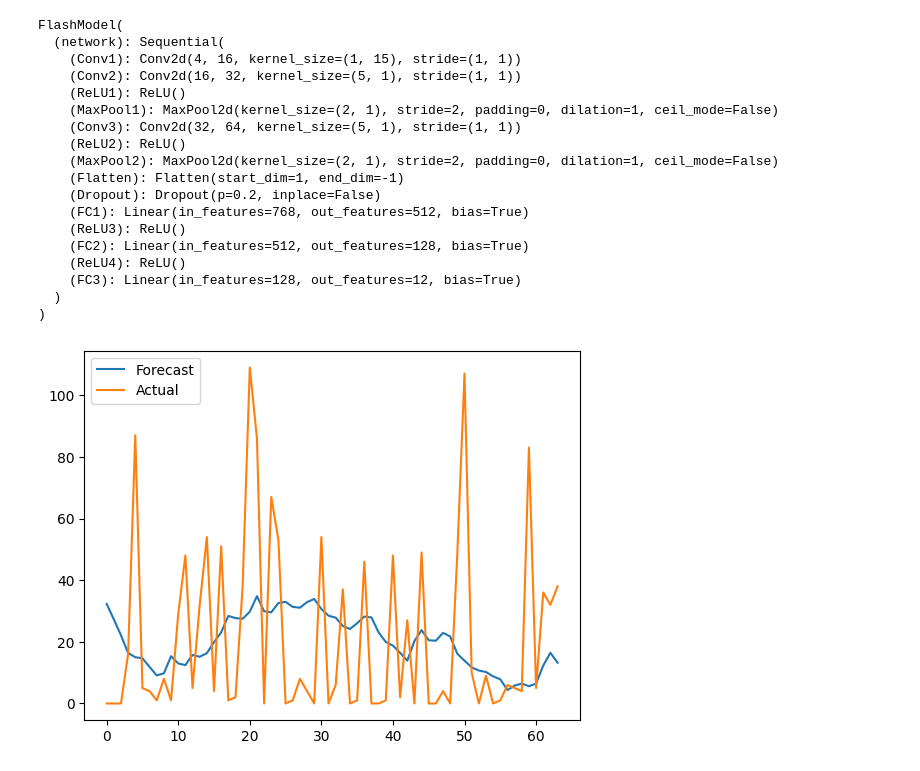
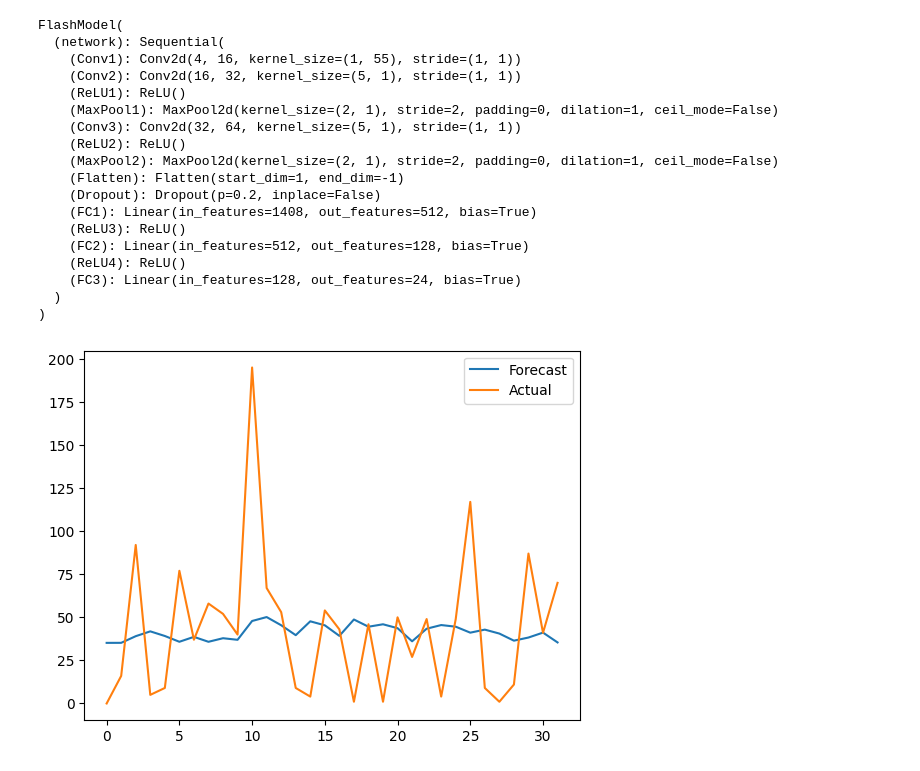
Before and after one commit to AustinPolk/FlashCNN, a Jupyter notebook: forecast2.ipynb, the cells around one changed output. Cells and saved outputs as stored; diff of their text form; code cells hidden in the pictures.

```diff
--- a/forecast2.ipynb
+++ b/forecast2.ipynb
@@ -4,14 +4,14 @@ from train import *
 import pickle
 import torch
 
-with open('models/model_p1.mdl', 'rb') as model_file:
+with open('models/model_p2.mdl', 'rb') as model_file:
     model = pickle.load(model_file)
 
 model.eval()
 # %% [output]
 FlashModel(
   (network): Sequential(
-    (Conv1): Conv2d(4, 16, kernel_size=(1, 15), stride=(1, 1))
+    (Conv1): Conv2d(4, 16, kernel_size=(1, 55), stride=(1, 1))
     (Conv2): Conv2d(16, 32, kernel_size=(5, 1), stride=(1, 1))
     (ReLU1): ReLU()
     (MaxPool1): MaxPool2d(kernel_size=(2, 1), stride=2, padding=0, dilation=1, ceil_mode=False)
@@ -20,11 +20,11 @@ FlashModel(
     (MaxPool2): MaxPool2d(kernel_size=(2, 1), stride=2, padding=0, dilation=1, ceil_mode=False)
     (Flatten): Flatten(start_dim=1, end_dim=-1)
     (Dropout): Dropout(p=0.2, inplace=False)
-    (FC1): Linear(in_features=768, out_features=512, bias=True)
+    (FC1): Linear(in_features=1408, out_features=512, bias=True)
     (ReLU3): ReLU()
     (FC2): Linear(in_features=512, out_features=128, bias=True)
     (ReLU4): ReLU()
-    (FC3): Linear(in_features=128, out_features=12, bias=True)
+    (FC3): Linear(in_features=128, out_features=24, bias=True)
   )
 )
 # %%
@@ -103,7 +179,7 @@ def create_forecast(model, historical, normals, forecast_start, forecast_length)
 
         #display_forecast(clamped_prediction, current_date, 0)
 
-        extended_prediction = create_derived_values_from_forecast(clamped_prediction, current_date)
+        extended_prediction = create_derived_values_from_forecast(clamped_prediction, current_date, model.stations, current_lookback.size()[2])
         difference = extended_prediction - daily_means
         squared = difference * difference
 
@@ -131,6 +206,6 @@ def get_forecasted_period_from_historical(model, historical, normals, forecast_s
 # %%
-historical_data = r"data\multidata.csv"
-normals_data = r"data\multinormals.csv"
+historical_data = r"data\multidata2.csv"
+normals_data = r"data\multinormals2.csv"
 
 historical = pd.read_csv(historical_data)
 normals = pd.read_csv(normals_data)
@@ -145,25 +220,25 @@ actual_observations = get_forecasted_period_from_historical(model, historical, n
 # %%
 import matplotlib.pyplot as plt
 
-station = 3
-buckets = 64
+station = 0
+buckets = 32
 
 forecasted_rain = forecast[:, station].detach().numpy()
 actual_rain = actual_observations[:, station].detach().numpy()
 
 forecasted_weekly_totals = np.zeros(weeks)
 actual_weekly_totals = np.zeros(weeks)
 for i in range(days):
     week = i // 7
     forecasted_weekly_totals[week] += forecasted_rain[i]
     actual_weekly_totals[week] += actual_rain[i]
 
 forecasted_totals = np.sum(forecasted_weekly_totals.reshape(-1, weeks//buckets), axis=1)
 actual_totals = np.sum(actual_weekly_totals.reshape(-1, weeks//buckets), axis=1)
 
 plt.plot(range(buckets), forecasted_totals, label='Forecast')
 plt.plot(range(buckets), actual_totals, label='Actual')
 plt.legend()
 plt.show()
 # %% [output]
-[figure, old version]
+[figure, new version]
```
Also changed, not shown: parts of 2 cells of this notebook, 2 other files.
